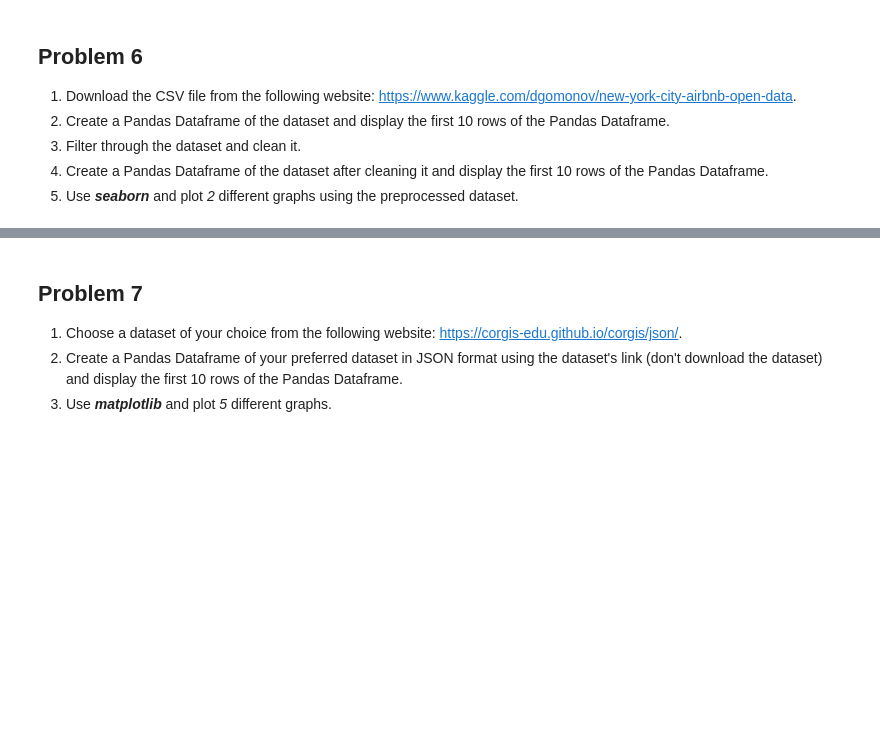
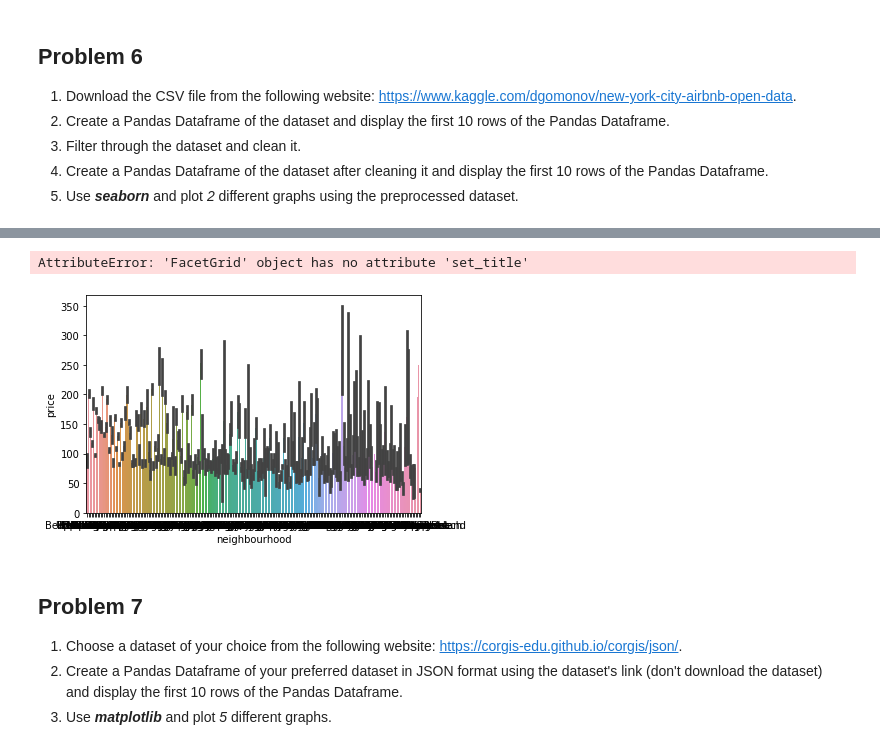
Before and after one commit to AnyaGreenberg/StemAway, a Jupyter notebook: Training/Python_1Jul.ipynb, the cells around one changed output, grey strips where cells are left out. Saved outputs shown, nothing was run; the diff lists cells and outputs as text; code cells hidden in the pictures; blank space fills up the shorter version.

```diff
--- a/Training/Python_1Jul.ipynb
+++ b/Training/Python_1Jul.ipynb
@@ -140,3 +231,11 @@ testProblem5()
+# %%
+plot2 = sns.barplot(x="neighbourhood", y="price", data=df)
+plot1.set_title("Distribution of Prices for Each Room Type")
+plot1.set_xlabel("Room Type")
+plot1.set_ylabel("Price")
+# %% [output]
+AttributeError: 'FacetGrid' object has no attribute 'set_title'
+[figure, added]
 # %% [markdown]
 ## Problem 7
 1. Choose a dataset of your choice from the following website: https://corgis-edu.github.io/corgis/json/.
```
Also changed, not shown: parts of 26 cells of this notebook, 1 other file.
